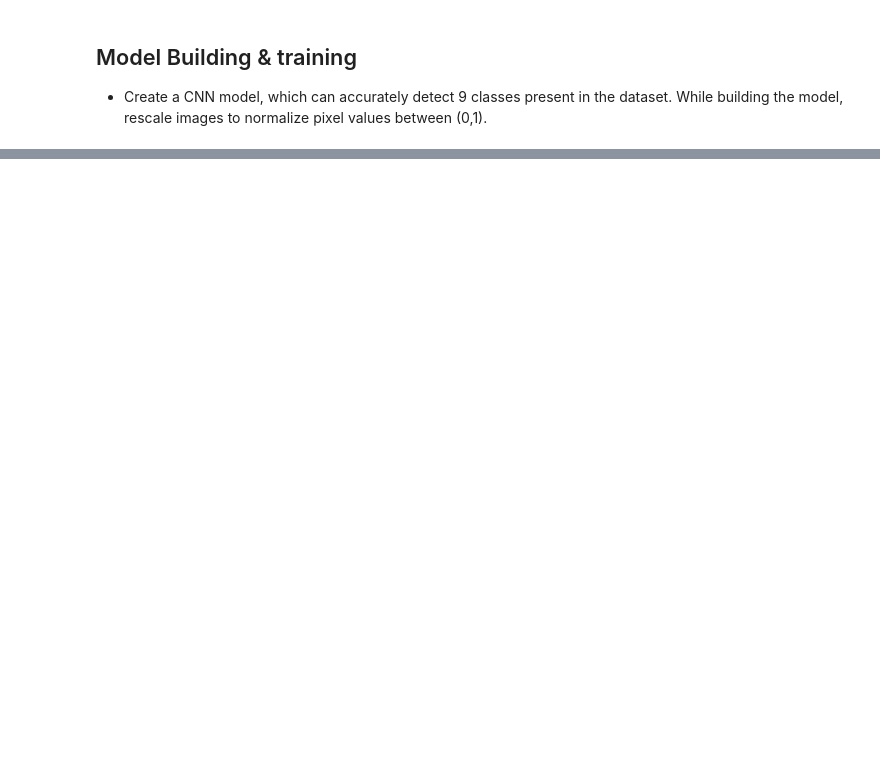
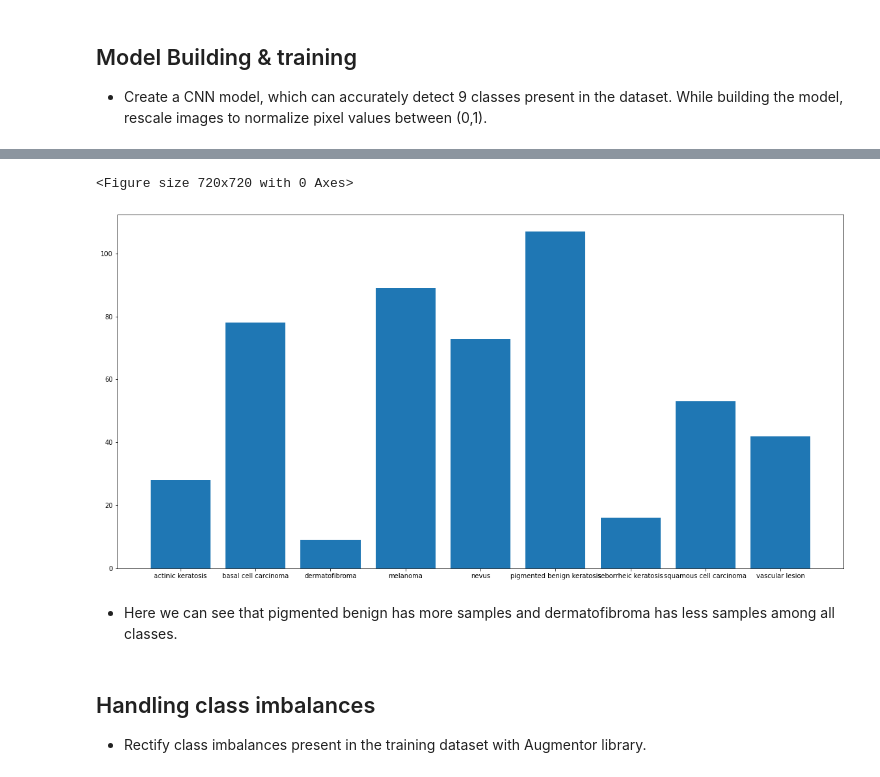
Before and after one commit to venbee/CNN-Assignment-Melanoma_Detection, a Jupyter notebook: Venkatesh_Beeraka_nn.ipynb, the cells around one changed output, grey strips where cells are left out. Cells and saved outputs as stored; diff of their text form; code cells hidden in the pictures; blank space fills up the shorter version.

```diff
--- a/Venkatesh_Beeraka_nn.ipynb
+++ b/Venkatesh_Beeraka_nn.ipynb
@@ -270 +417,36 @@ plt.show()
+# %%
+# Let's check on the Class Imbalance if Present
+# taking empty dictionary
+class_data = dict()
+
+# adding the empty lists for each class record in the dictionary
+for i in class_names:
+  class_data[i] = []
+
+# setting the output image size
+plt.figure(figsize=(10, 10))
+# adding the images into the data dictionary for each class
+for images, labels in train_ds:
+  for i in range(9):
+    class_data[class_names[labels[i]]].append(images[i].numpy().astype("uint8"))
+# storing the number of images for specific class
+for i in class_data:
+  # getting the length and storing the dictionary
+  class_data[i] = len(class_data[i])
+
+f = plt.figure()
+f.set_figwidth(20)
+f.set_figheight(10)
+# printing the plot
+plt.bar(range(len(class_data)), list(class_data.values()), align='center')
+plt.xticks(range(len(class_data)), list(class_data.keys()))
+plt.show()
+# %% [output]
+<Figure size 720x720 with 0 Axes>
+[figure, added]
+# %% [markdown]
+- Here we can see that pigmented benign has more samples and dermatofibroma has less samples among all classes.
+# %% [markdown]
+## Handling class imbalances
+- Rectify class imbalances present in the training dataset with Augmentor library.
 # %%
```
Also changed, not shown: parts of 80 cells of this notebook.
